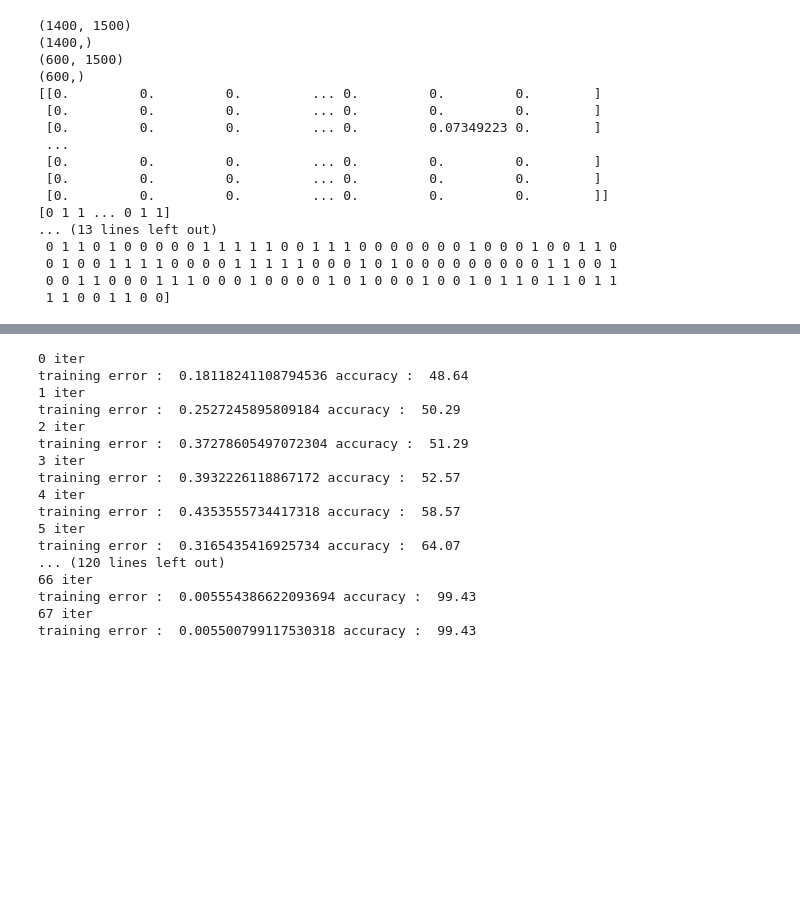
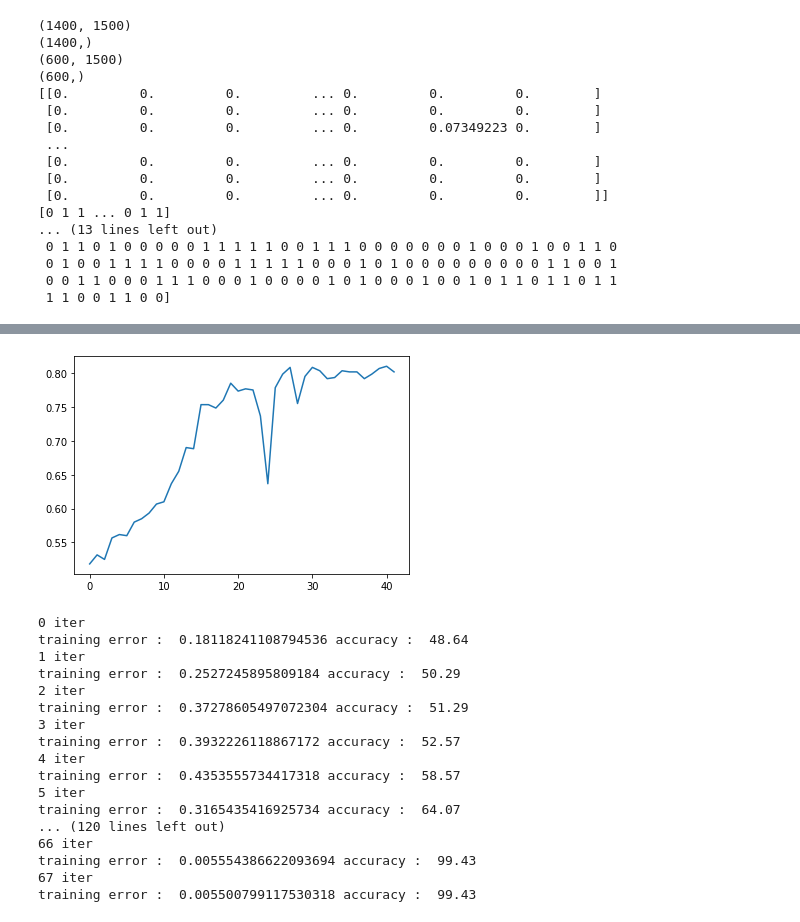
Before and after one commit to CJavaPython/AssignmentFolder, a Jupyter notebook: Assignment11/Assignment11.ipynb, the cells around one changed output, grey strips where cells are left out. Drawn from its saved outputs; the diff is of its cells as text; code cells hidden in the pictures; blank space fills up the shorter version.

```diff
--- a/Assignment11/Assignment11.ipynb
+++ b/Assignment11/Assignment11.ipynb
@@ -448,3 +455,8 @@ plt.show()
+# %%
+plt.plot(test_accuracy_list)
+plt.show()
+# %% [output]
+[figure, added]
 # %%
 bias = 1
 np.random.seed(4637)
```
Also changed, not shown: parts of 8 cells of this notebook.
